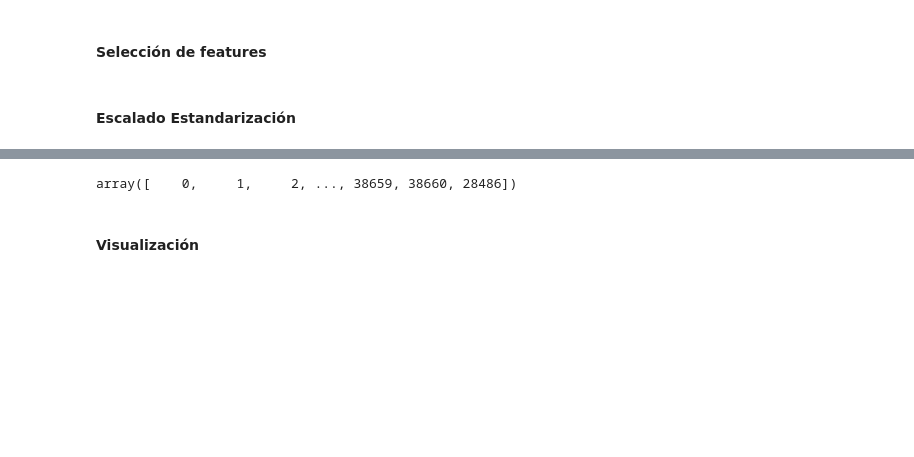
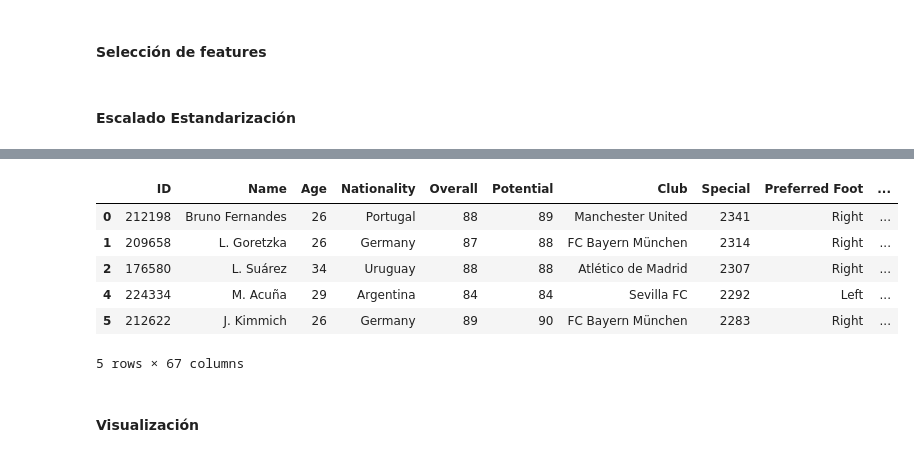
Before and after one commit to BrandonLCC/FIFA_ML_Kedro, a Jupyter notebook: notebooks/unsupervised/02_clustering_dbscan.ipynb.ipynb, the cells around one changed output, grey strips where cells are left out. Saved outputs shown, nothing was run; the diff lists cells and outputs as text; code cells hidden in the pictures; blank space fills up the shorter version.

```diff
--- a/notebooks/unsupervised/02_clustering_dbscan.ipynb.ipynb
+++ b/notebooks/unsupervised/02_clustering_dbscan.ipynb.ipynb
@@ -283,14 +93,28 @@ Recuerde que hay 2 parámetros importantes.
 # %%
-clustering = DBSCAN(
-  eps=2,
-  min_samples=1).fit(X)
+from sklearn.cluster import DBSCAN
 
-# con esto obtenemos las etiquetas de cada puntos que asigno el algoritmo
-labels_DBSCAN = clustering.labels_
-labels_DBSCAN
+# Dataset limpio y escalado
+X = df_fifa_22[features]
+X_scaled = scaler.fit_transform(X)
+
+# Modelo
+dbscan = DBSCAN(eps=0.7, min_samples=5)
+
+# Etiquetas
+labels = dbscan.fit_predict(X_scaled)
+
+# Agregar al dataframe
+df_fifa_22["DBSCAN_cluster"] = labels
+df_fifa_22.head()
 # %% [output]
 [interactive output not drawn]
+|  | ID | Name | Age | Nationality | Overall | Potential | Club | Special | Preferred Foot | ... |
+| 0 | 212198 | Bruno Fernandes | 26 | Portugal | 88 | 89 | Manchester United | 2341 | Right | ... |
+| 1 | 209658 | L. Goretzka | 26 | Germany | 87 | 88 | FC Bayern München | 2314 | Right | ... |
+| 2 | 176580 | L. Suárez | 34 | Uruguay | 88 | 88 | Atlético de Madrid | 2307 | Right | ... |
+| 4 | 224334 | M. Acuña | 29 | Argentina | 84 | 84 | Sevilla FC | 2292 | Left | ... |
+| 5 | 212622 | J. Kimmich | 26 | Germany | 89 | 90 | FC Bayern München | 2283 | Right | ... |
-array([    0,     1,     2, ..., 38659, 38660, 28486])
+5 rows × 67 columns
 # %% [markdown]
 #### **Visualización**
 # %%
```
Also changed, not shown: parts of 21 cells of this notebook, 1 other file.
